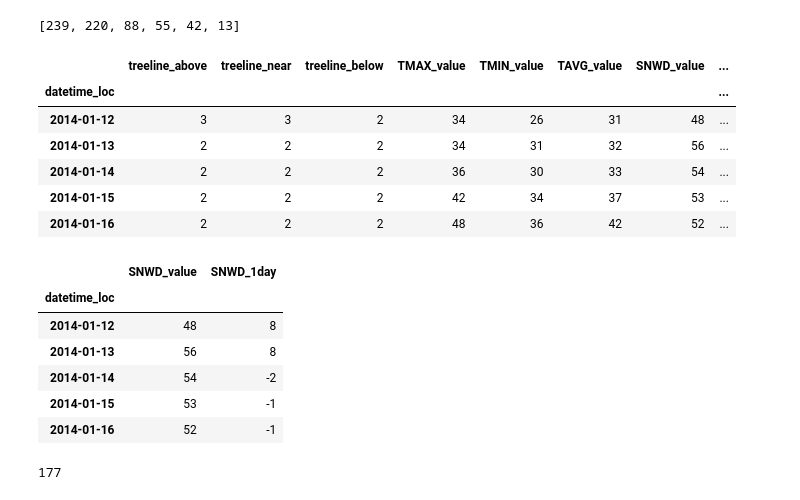
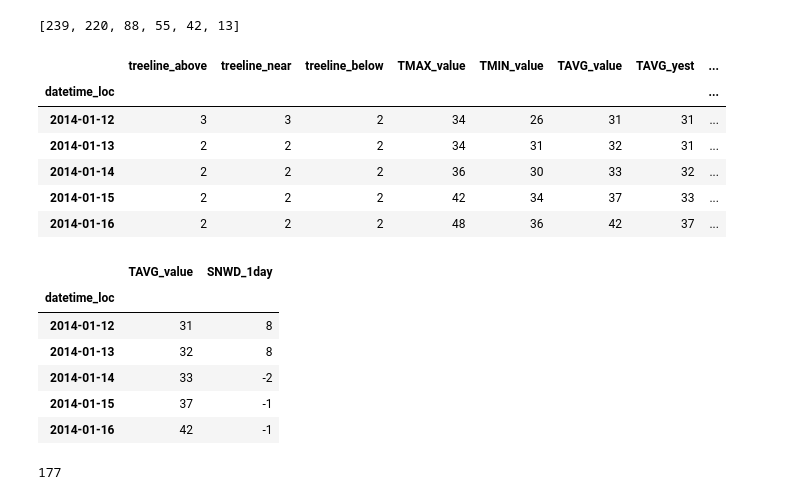
Before and after one commit to baldwint/snotelier, a Jupyter notebook: usda.ipynb, the cells around one changed output. Cells and saved outputs as stored; diff of their text form; code cells hidden in the pictures.

```diff
--- a/usda.ipynb
+++ b/usda.ipynb
@@ -1005,7 +1005,7 @@ def make_engineered_daily(df):
     temps = ['TMAX_value', 'TMIN_value', 'TAVG_value',]
 
     current = temps + [
-        'SNWD_value', 'WTEQ_value',
+        #'SNWD_value', 'WTEQ_value',
         #'PREC_pctOfMedian_1981', #'WTEQ_pctOfMedian_1981'
     ]
 
@@ -1259,23 +1299,23 @@ dfclean = pd.concat(dfes)
 # %%
 dfclean.head()
 # %% [output]
-|  | treeline_above | treeline_near | treeline_below | TMAX_value | TMIN_value | TAVG_value | SNWD_value | ... |
+|  | treeline_above | treeline_near | treeline_below | TMAX_value | TMIN_value | TAVG_value | TAVG_yest | ... |
 | datetime_loc |  |  |  |  |  |  |  | ... |
-| 2014-01-12 | 3 | 3 | 2 | 34 | 26 | 31 | 48 | ... |
-| 2014-01-13 | 2 | 2 | 2 | 34 | 31 | 32 | 56 | ... |
-| 2014-01-14 | 2 | 2 | 2 | 36 | 30 | 33 | 54 | ... |
-| 2014-01-15 | 2 | 2 | 2 | 42 | 34 | 37 | 53 | ... |
-| 2014-01-16 | 2 | 2 | 2 | 48 | 36 | 42 | 52 | ... |
+| 2014-01-12 | 3 | 3 | 2 | 34 | 26 | 31 | 31 | ... |
+| 2014-01-13 | 2 | 2 | 2 | 34 | 31 | 32 | 31 | ... |
+| 2014-01-14 | 2 | 2 | 2 | 36 | 30 | 33 | 32 | ... |
+| 2014-01-15 | 2 | 2 | 2 | 42 | 34 | 37 | 33 | ... |
+| 2014-01-16 | 2 | 2 | 2 | 48 | 36 | 42 | 37 | ... |
 # %%
-dfclean.head()[['SNWD_value','SNWD_1day']]
+dfclean.head()[['TAVG_value','SNWD_1day']]
 # %% [output]
-|  | SNWD_value | SNWD_1day |
+|  | TAVG_value | SNWD_1day |
 | datetime_loc |  |  |
-| 2014-01-12 | 48 | 8 |
-| 2014-01-13 | 56 | 8 |
-| 2014-01-14 | 54 | -2 |
-| 2014-01-15 | 53 | -1 |
-| 2014-01-16 | 52 | -1 |
+| 2014-01-12 | 31 | 8 |
+| 2014-01-13 | 32 | 8 |
+| 2014-01-14 | 33 | -2 |
+| 2014-01-15 | 37 | -1 |
+| 2014-01-16 | 42 | -1 |
 # %%
 def thresholding(dfclean):
     # only extreme values
```
Also changed, not shown: parts of 19 cells of this notebook, 9 other files.
